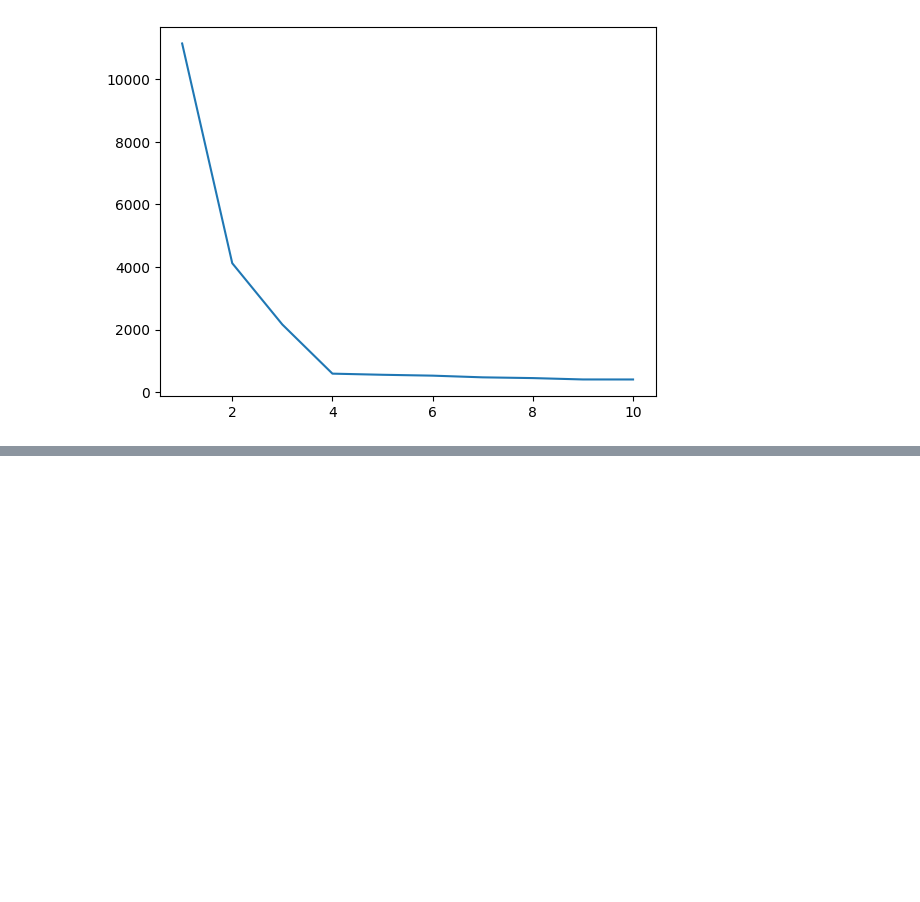
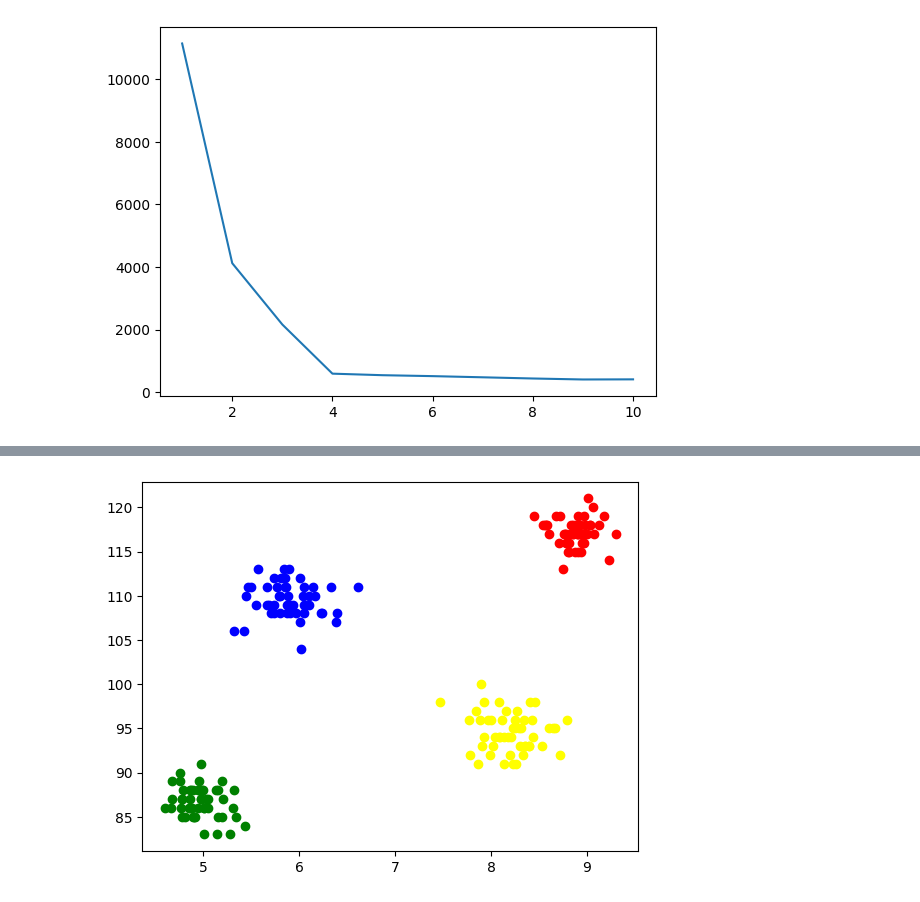
Before and after one commit to tarupathak30/machine_learning_algorithms, a Jupyter notebook: KMeansClustering/k_means.ipynb, the cells around one changed output, grey strips where cells are left out. Saved outputs shown, nothing was run; the diff lists cells and outputs as text; code cells hidden in the pictures; blank space fills up the shorter version.

```diff
--- a/KMeansClustering/k_means.ipynb
+++ b/KMeansClustering/k_means.ipynb
@@ -131,0 +213,8 @@ fig.show()
+# %%
+plt.scatter(x[y_km == 0, 0], x[y_km == 0, 1], color='red')
+plt.scatter(x[y_km == 1, 0], x[y_km == 1, 1], color='blue')
+plt.scatter(x[y_km == 2, 0], x[y_km == 2, 1], color='green')
+plt.scatter(x[y_km == 3, 0], x[y_km == 3, 1], color='yellow')
+plt.show()
+# %% [output]
+[figure, added]
```
Also changed, not shown: parts of 13 cells of this notebook.
